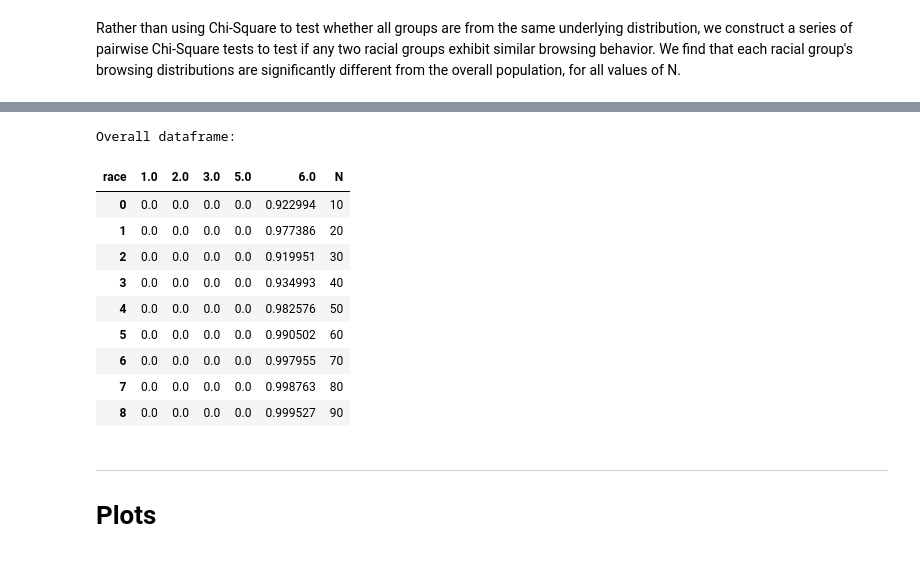
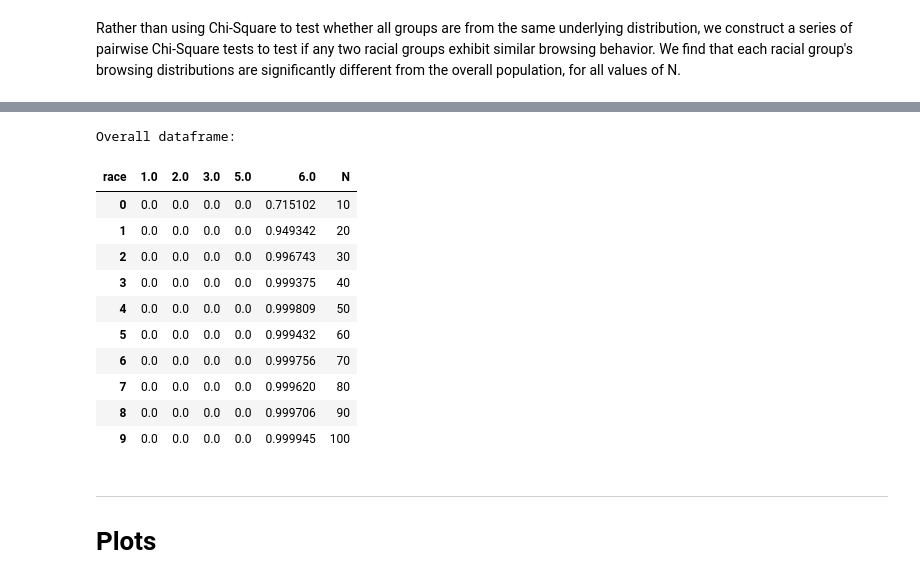
Before and after one commit to aberke/floc-analysis, a Jupyter notebook: notebooks/sensitivity-by-race-by-domain-visit-frequency.ipynb, the cells around one changed output, grey strips where cells are left out. Saved outputs shown, nothing was run; the diff lists cells and outputs as text; code cells hidden in the pictures.

Commit message:
fixed bugs in the sensitivity by race notebook and printing top 100 domains

```diff
--- a/notebooks/sensitivity-by-race-by-domain-visit-frequency.ipynb
+++ b/notebooks/sensitivity-by-race-by-domain-visit-frequency.ipynb
@@ -28,7 +27,7 @@ weeks_machines_domains_df = read_weeks_machines_domains(weeks_machines_domains_f
 reading from ../output/weeks_machines_domains.csv...
 ... read 4877236 rows
 # %%
-comscore_demo_df = (read_comscore_demo_df(fpath="../data/comscore/2017/demographics.csv", year=2017)
+comscore_demo_df = (read_comscore_demo_df(fpath="../data/comscore/{year}/demographics.csv", year=2017)
            .assign(machine_id=lambda x: x.machine_id.astype(int))
           )
 
@@ -105,9 +106,3 @@ all_distribution.sort_values('p', ascending=False).head()
 | bing.com | 940938 | 0.015365 |
 | msn.com | 923215 | 0.015075 |
 | facebook.com | 852397 | 0.013919 |
-# %%
-# top N domains overall
-top_domains = all_distribution.nlargest(TOP_N_DOMAINS, columns='p')
-# uncomment if you would like the top domain dist to sum to 1
-#top_domains['p'] = top_domains['count'] / top_domains['count'].sum()
-top_domains.head()
@@ -125,26 +112,23 @@ Rather than using Chi-Square to test whether all groups are from the same underl
 from scipy.stats import chi2_contingency
 
 def chi_square_data(top_domains):
-    """
-    TOP_N: N top domains overall to consider
-    all_dist_df: dataframe of 'all_distribution'
-    """
     race_dist_df = race_distributions[race_distributions.domain.isin(top_domains.index)]
-
     race_X = (race_dist_df
      [['domain', 'race', 'count']]
      .pivot(index='domain', columns='race')
-              # calc frequencies
     )
     return race_X
 
 def chi_square_overall(N, all_dist_df):
+    """
+    N: N top domains from the aggregated population to consider
+    all_dist_df: dataframe of 'all_distribution'
+    """
     top_domains = all_dist_df.nlargest(N, columns='p')
     race_X = chi_square_data(top_domains)
     df = race_X['count']
     results = []
     for col in df.columns:
-        df = race_X['count']
         X = pd.concat([df[col], top_domains['count']], axis=1).values
         results.append(chi2_contingency(X))
     return results
@@ -153,12 +137,13 @@ def chi_square_pairwise(N, all_dist_df):
     top_domains = all_dist_df.nlargest(N, columns='p')
     race_X = chi_square_data(top_domains)
     pairs = combinations([c[1] for c in race_X.columns], r=2)
-
     df = race_X['count']
     results = []
     for c1, c2 in pairs:
-        df = race_X['count']
         X = pd.concat([df[c1], df[c2]], axis=1).values
-        results.append(chi2_contingency(X))
-    #    chi2, p, dof, ex = chi2_contingency(X)
+        results.append(chi2_contingency(X)) # chi2, p, dof, ex = chi2_contingency(X)
     return results
+# %%
+MAX_D = 100
+race_X = chi_square_data(all_distribution.nlargest(MAX_D, columns='p'))
+race_X.sort_values(('count', 6.0)).head()
@@ -165,31 +159,31 @@ def chi_square_pairwise(N, all_dist_df):
 # %%
-
 results = []
-for N in np.arange(10,100,10):
+for N in np.arange(10, MAX_D+10, 10):
     overall = chi_square_overall(N, all_distribution)
     pairwise = chi_square_pairwise(N, all_distribution)
     overall_p = [r[1] for r in overall]
     pairwise_p = [r[1] for r in pairwise]
     results.append((N, overall_p, pairwise_p))
 
 print("Overall dataframe:")
 pvals = [r[1] for r in results]
 Ns = [r[0] for r in results]
 chi_df = pd.DataFrame(pvals, columns=race_X['count'].columns)
 chi_df['N'] = Ns
 chi_df
 # %% [output]
 Overall dataframe:
 | race | 1.0 | 2.0 | 3.0 | 5.0 | 6.0 | N |
-| 0 | 0.0 | 0.0 | 0.0 | 0.0 | 0.922994 | 10 |
-| 1 | 0.0 | 0.0 | 0.0 | 0.0 | 0.977386 | 20 |
-| 2 | 0.0 | 0.0 | 0.0 | 0.0 | 0.919951 | 30 |
-| 3 | 0.0 | 0.0 | 0.0 | 0.0 | 0.934993 | 40 |
-| 4 | 0.0 | 0.0 | 0.0 | 0.0 | 0.982576 | 50 |
-| 5 | 0.0 | 0.0 | 0.0 | 0.0 | 0.990502 | 60 |
-| 6 | 0.0 | 0.0 | 0.0 | 0.0 | 0.997955 | 70 |
-| 7 | 0.0 | 0.0 | 0.0 | 0.0 | 0.998763 | 80 |
-| 8 | 0.0 | 0.0 | 0.0 | 0.0 | 0.999527 | 90 |
+| 0 | 0.0 | 0.0 | 0.0 | 0.0 | 0.715102 | 10 |
+| 1 | 0.0 | 0.0 | 0.0 | 0.0 | 0.949342 | 20 |
+| 2 | 0.0 | 0.0 | 0.0 | 0.0 | 0.996743 | 30 |
+| 3 | 0.0 | 0.0 | 0.0 | 0.0 | 0.999375 | 40 |
+| 4 | 0.0 | 0.0 | 0.0 | 0.0 | 0.999809 | 50 |
+| 5 | 0.0 | 0.0 | 0.0 | 0.0 | 0.999432 | 60 |
+| 6 | 0.0 | 0.0 | 0.0 | 0.0 | 0.999756 | 70 |
+| 7 | 0.0 | 0.0 | 0.0 | 0.0 | 0.999620 | 80 |
+| 8 | 0.0 | 0.0 | 0.0 | 0.0 | 0.999706 | 90 |
+| 9 | 0.0 | 0.0 | 0.0 | 0.0 | 0.999945 | 100 |
 # %% [markdown]
 ---
 # Plots
```
Also changed, not shown: parts of 14 cells of this notebook.
